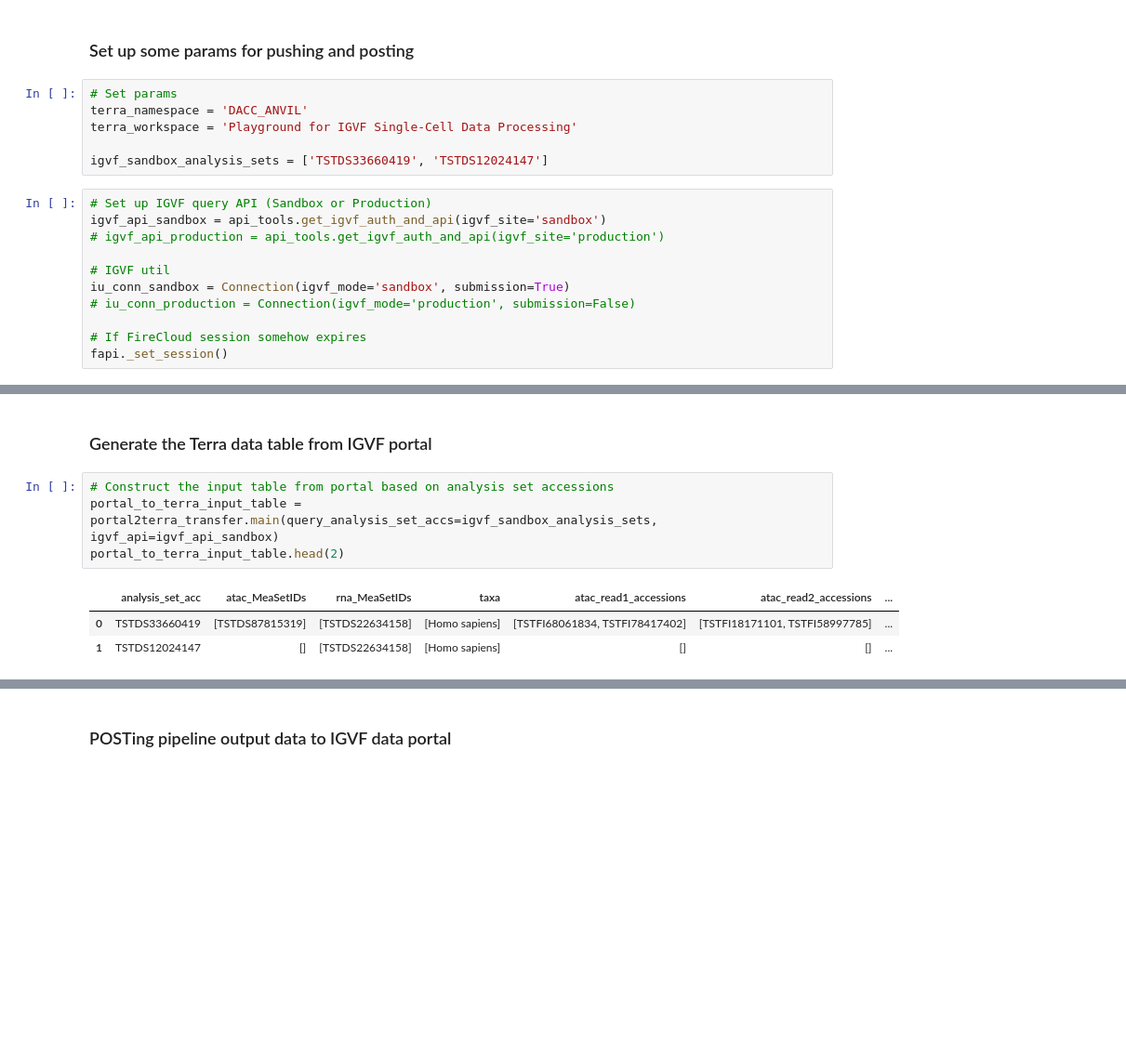
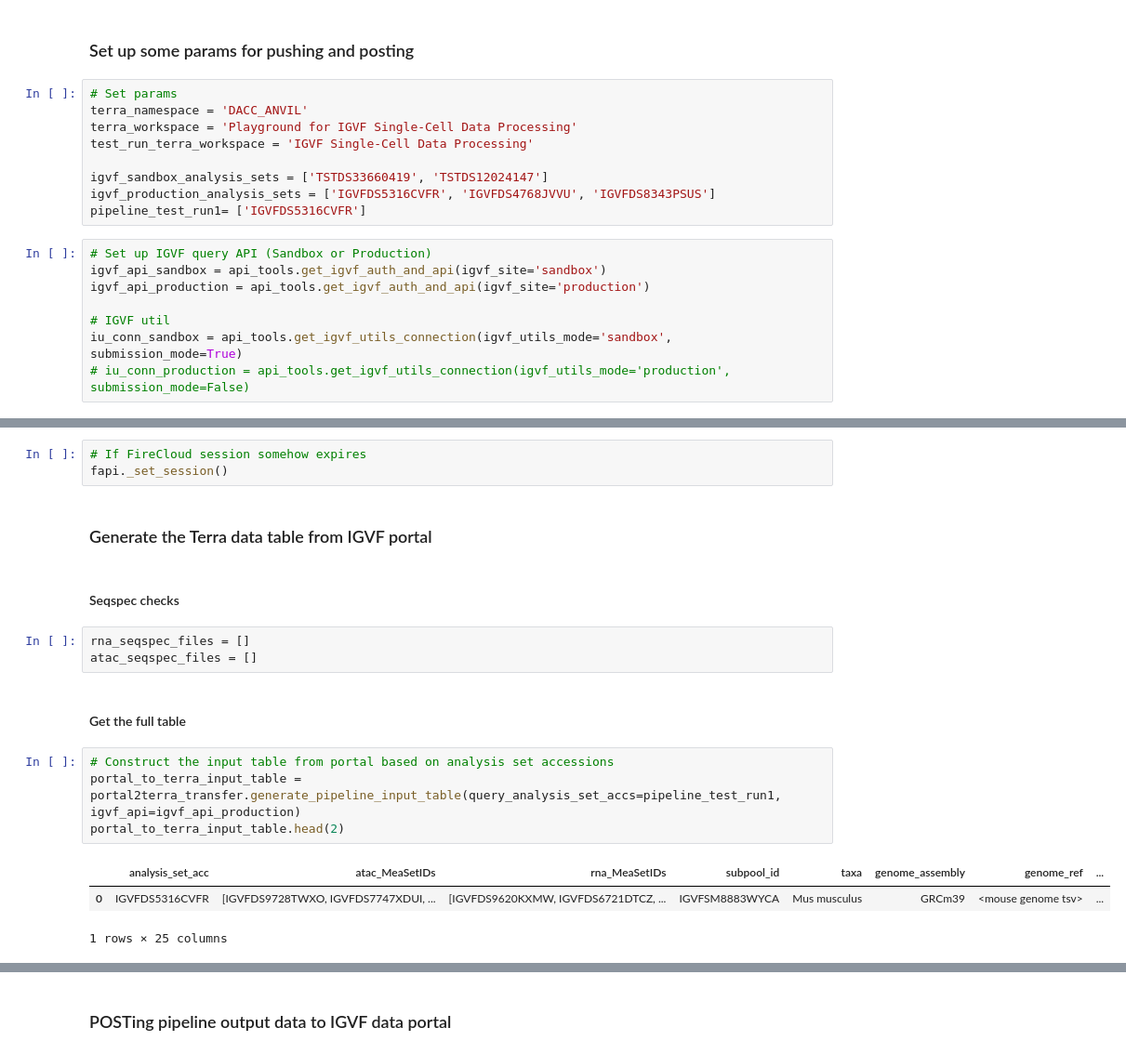
Before and after one commit to IGVF-DACC/sc-pipeline-management, a Jupyter notebook: src/example_run_notebook.ipynb, the cells around one changed output, grey strips where cells are left out. Shown at 93% size. Cells and saved outputs as stored; diff of their text form; blank space fills up the shorter version.

```diff
--- a/src/example_run_notebook.ipynb
+++ b/src/example_run_notebook.ipynb
@@ -11,17 +18,17 @@ import firecloud.api as fapi
 # Set params
 terra_namespace = 'DACC_ANVIL'
 terra_workspace = 'Playground for IGVF Single-Cell Data Processing'
+test_run_terra_workspace = 'IGVF Single-Cell Data Processing'
 
 igvf_sandbox_analysis_sets = ['TSTDS33660419', 'TSTDS12024147']
+igvf_production_analysis_sets = ['IGVFDS5316CVFR', 'IGVFDS4768JVVU', 'IGVFDS8343PSUS']
+pipeline_test_run1= ['IGVFDS5316CVFR']
 # %%
 # Set up IGVF query API (Sandbox or Production)
 igvf_api_sandbox = api_tools.get_igvf_auth_and_api(igvf_site='sandbox')
-# igvf_api_production = api_tools.get_igvf_auth_and_api(igvf_site='production')
+igvf_api_production = api_tools.get_igvf_auth_and_api(igvf_site='production')
 
 # IGVF util
-iu_conn_sandbox = Connection(igvf_mode='sandbox', submission=True)
-# iu_conn_production = Connection(igvf_mode='production', submission=False)
-
-# If FireCloud session somehow expires
-fapi._set_session()
+iu_conn_sandbox = api_tools.get_igvf_utils_connection(igvf_utils_mode='sandbox', submission_mode=True)
+# iu_conn_production = api_tools.get_igvf_utils_connection(igvf_utils_mode='production', submission_mode=False)
 # %% [output]
@@ -29,10 +37,20 @@ fapi._set_session()
+# %%
+# If FireCloud session somehow expires
+fapi._set_session()
 # %% [markdown]
 ### Generate the Terra data table from IGVF portal
+# %% [markdown]
+#### Seqspec checks
+# %%
+rna_seqspec_files = []
+atac_seqspec_files = []
+# %% [markdown]
+#### Get the full table
 # %%
 # Construct the input table from portal based on analysis set accessions
-portal_to_terra_input_table = portal2terra_transfer.main(query_analysis_set_accs=igvf_sandbox_analysis_sets, igvf_api=igvf_api_sandbox)
+portal_to_terra_input_table = portal2terra_transfer.generate_pipeline_input_table(query_analysis_set_accs=pipeline_test_run1, igvf_api=igvf_api_production)
 portal_to_terra_input_table.head(2)
 # %% [output]
-|  | analysis_set_acc | atac_MeaSetIDs | rna_MeaSetIDs | taxa | atac_read1_accessions | atac_read2_accessions | ... |
-| 0 | TSTDS33660419 | [TSTDS87815319] | [TSTDS22634158] | [Homo sapiens] | [TSTFI68061834, TSTFI78417402] | [TSTFI18171101, TSTFI58997785] | ... |
-| 1 | TSTDS12024147 | [] | [TSTDS22634158] | [Homo sapiens] | [] | [] | ... |
+|  | analysis_set_acc | atac_MeaSetIDs | rna_MeaSetIDs | subpool_id | taxa | genome_assembly | genome_ref | ... |
+| 0 | IGVFDS5316CVFR | [IGVFDS9728TWXO, IGVFDS7747XDUI, ... | [IGVFDS9620KXMW, IGVFDS6721DTCZ, ... | IGVFSM8883WYCA | Mus musculus | GRCm39 | <mouse genome tsv> | ... |
+1 rows × 25 columns
```
Also changed, not shown: parts of 7 cells of this notebook, 2 other files.
